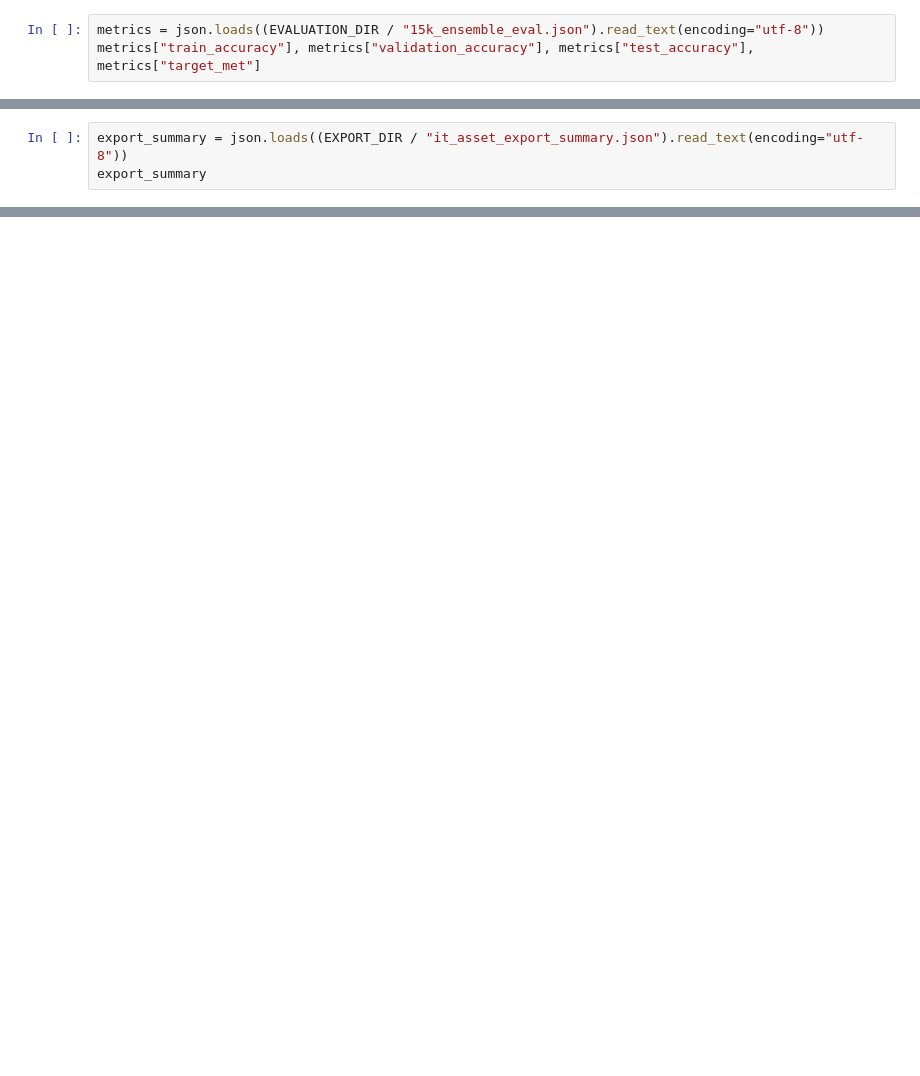
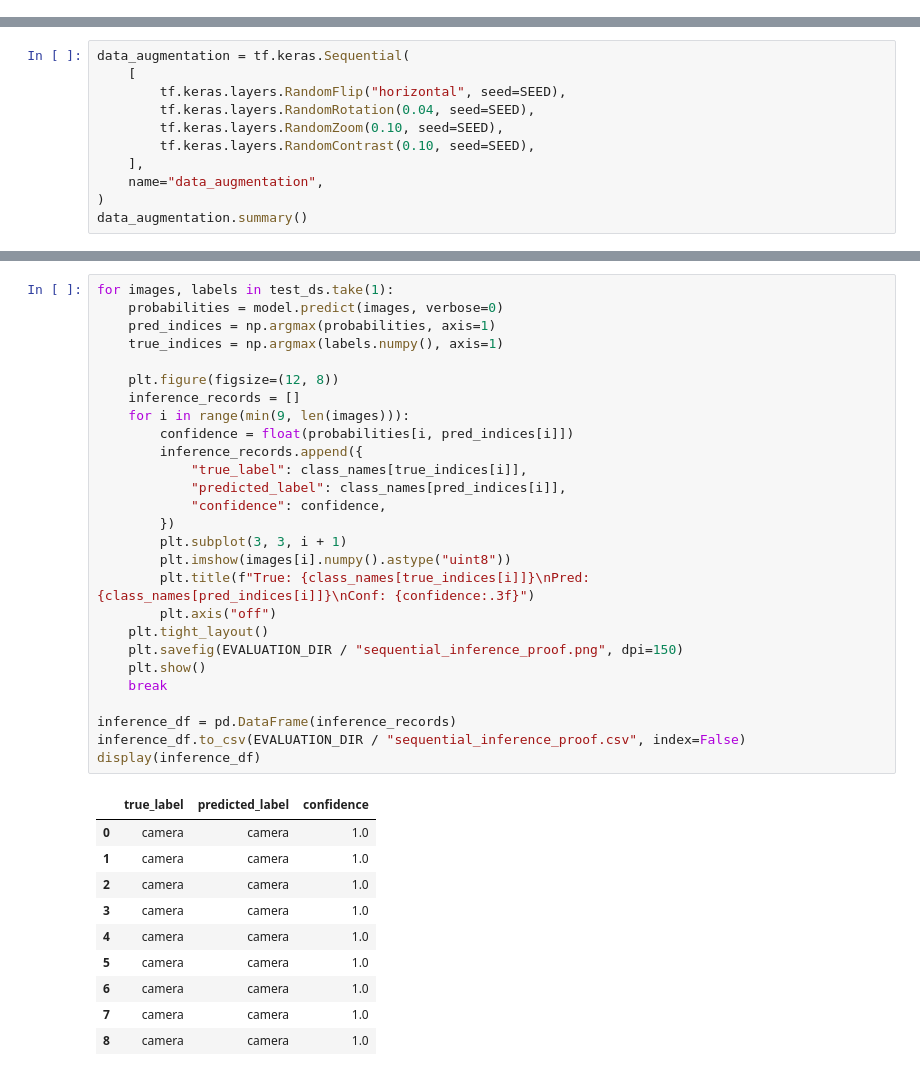
Before and after one commit to agungtrisutaji/submission-klasifikasi-gambar-eurosat, a Jupyter notebook: klasifikasi-gambar-it-assets.ipynb, the cells around one changed output, grey strips where cells are left out. Drawn from its saved outputs; the diff is of its cells as text; blank space fills up the shorter version.

Commit message:
fix: align image classification notebook with dicoding criteria

```diff
--- a/klasifikasi-gambar-it-assets.ipynb
+++ b/klasifikasi-gambar-it-assets.ipynb
@@ -373,3 +0,0 @@ Hasil final yang tervalidasi dari run lokal disimpan di `outputs/evaluation/15k_
-# %%
-metrics = json.loads((EVALUATION_DIR / "15k_ensemble_eval.json").read_text(encoding="utf-8"))
-metrics["train_accuracy"], metrics["validation_accuracy"], metrics["test_accuracy"], metrics["target_met"]
@@ -505,3 +0,0 @@ TFJS export sudah tervalidasi dari artefak lokal; cell ini berisi opsi regeneras
-# %%
-export_summary = json.loads((EXPORT_DIR / "it_asset_export_summary.json").read_text(encoding="utf-8"))
-export_summary
@@ -571,0 +598,11 @@ Model final adalah ensemble EfficientNetV2B1 + EfficientNetV2B2 + EfficientNetV2
+# %%
+data_augmentation = tf.keras.Sequential(
+    [
+        tf.keras.layers.RandomFlip("horizontal", seed=SEED),
+        tf.keras.layers.RandomRotation(0.04, seed=SEED),
+        tf.keras.layers.RandomZoom(0.10, seed=SEED),
+        tf.keras.layers.RandomContrast(0.10, seed=SEED),
+    ],
+    name="data_augmentation",
+)
+data_augmentation.summary()
@@ -571,0 +1140,38 @@ Model final adalah ensemble EfficientNetV2B1 + EfficientNetV2B2 + EfficientNetV2
+# %%
+for images, labels in test_ds.take(1):
+    probabilities = model.predict(images, verbose=0)
+    pred_indices = np.argmax(probabilities, axis=1)
+    true_indices = np.argmax(labels.numpy(), axis=1)
+
+    plt.figure(figsize=(12, 8))
+    inference_records = []
+    for i in range(min(9, len(images))):
+        confidence = float(probabilities[i, pred_indices[i]])
+        inference_records.append({
+            "true_label": class_names[true_indices[i]],
+            "predicted_label": class_names[pred_indices[i]],
+            "confidence": confidence,
+        })
+        plt.subplot(3, 3, i + 1)
+        plt.imshow(images[i].numpy().astype("uint8"))
+        plt.title(f"True: {class_names[true_indices[i]]}\nPred: {class_names[pred_indices[i]]}\nConf: {confidence:.3f}")
+        plt.axis("off")
+    plt.tight_layout()
+    plt.savefig(EVALUATION_DIR / "sequential_inference_proof.png", dpi=150)
+    plt.show()
+    break
+
+inference_df = pd.DataFrame(inference_records)
+inference_df.to_csv(EVALUATION_DIR / "sequential_inference_proof.csv", index=False)
+display(inference_df)
+# %% [output]
+|  | true_label | predicted_label | confidence |
+| 0 | camera | camera | 1.0 |
+| 1 | camera | camera | 1.0 |
+| 2 | camera | camera | 1.0 |
+| 3 | camera | camera | 1.0 |
+| 4 | camera | camera | 1.0 |
+| 5 | camera | camera | 1.0 |
+| 6 | camera | camera | 1.0 |
+| 7 | camera | camera | 1.0 |
+| 8 | camera | camera | 1.0 |
```
Also changed, not shown: parts of 73 cells of this notebook, 7 other files.
